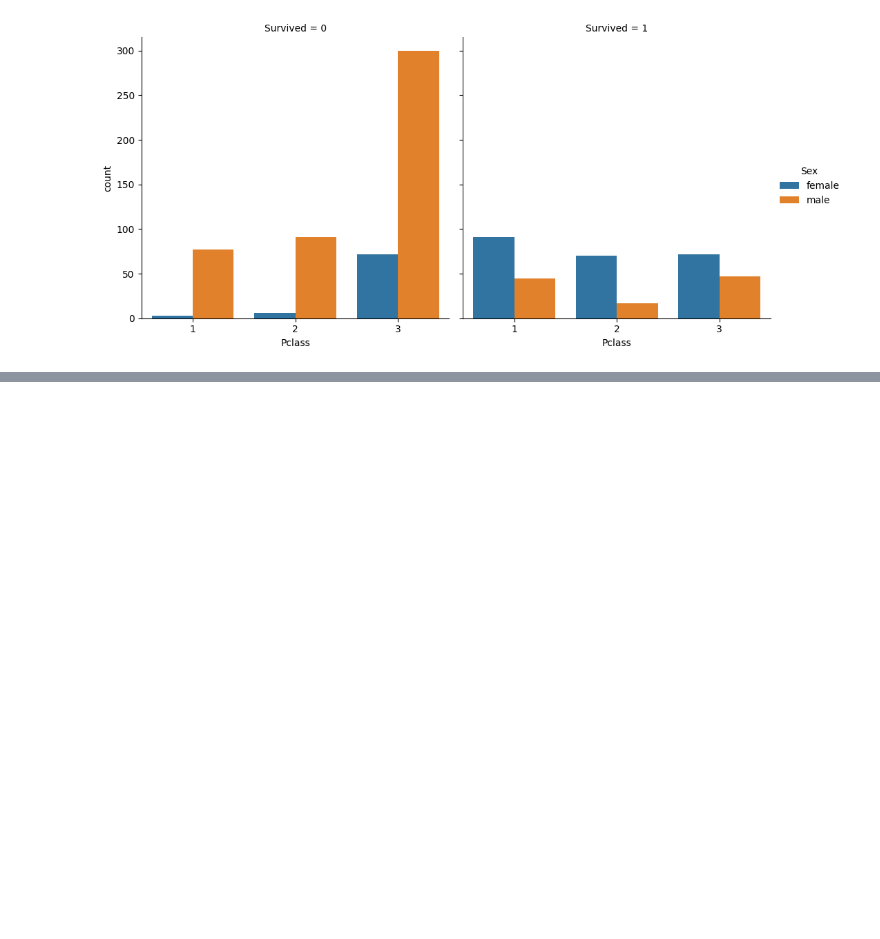
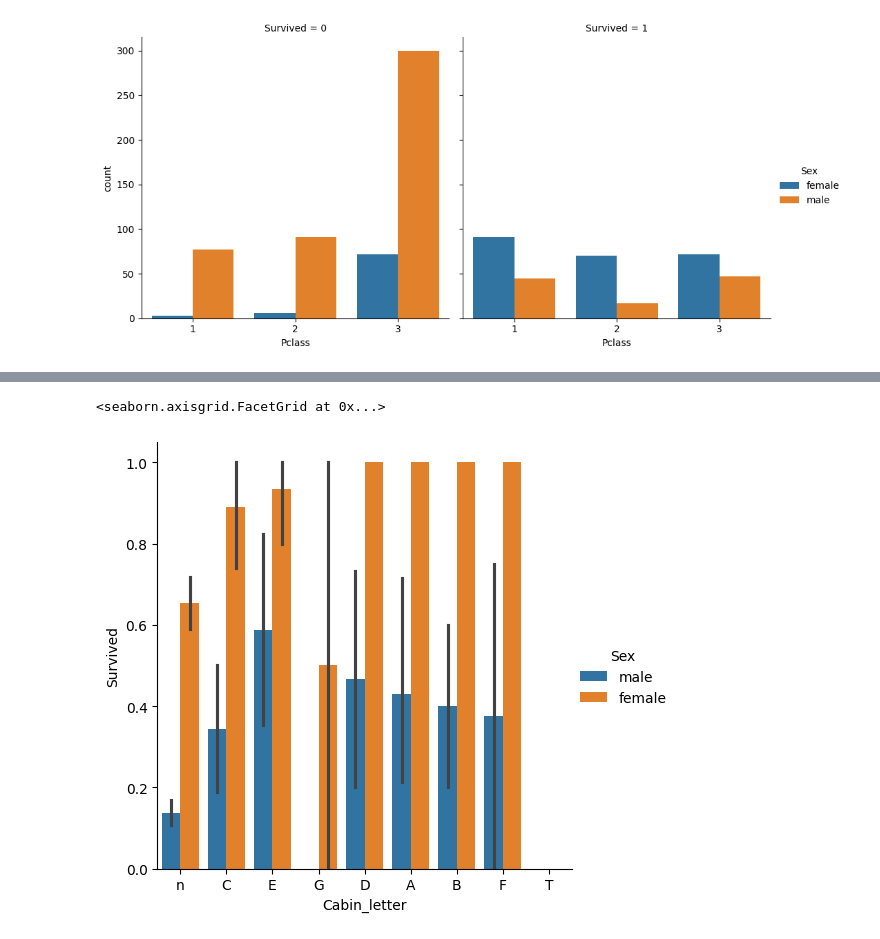
Before and after one commit to Fabiqula/Titanic_kaggle, a Jupyter notebook: main.ipynb, the cells around one changed output, grey strips where cells are left out. Saved outputs shown, nothing was run; the diff lists cells and outputs as text; code cells hidden in the pictures; blank space fills up the shorter version.

```diff
--- a/main.ipynb
+++ b/main.ipynb
@@ -256,0 +307,2 @@ sns.catplot(data=train, x='Pclass', col='Survived', hue='Sex', kind='count')
+# %%
+train['Cabin'] = train['Cabin'].astype(str)
@@ -256,0 +341,2 @@ sns.catplot(data=train, x='Pclass', col='Survived', hue='Sex', kind='count')
+# %%
+train['Cabin_letter'] = train['Cabin'].str.extract(r'([A-Za-z])')
@@ -256,0 +373,5 @@ sns.catplot(data=train, x='Pclass', col='Survived', hue='Sex', kind='count')
+# %%
+sns.catplot(data=train, x='Cabin_letter', y='Survived', hue='Sex', kind='bar')
+# %% [output]
+<seaborn.axisgrid.FacetGrid at 0x...>
+[figure, added]
```
Also changed, not shown: parts of 40 cells of this notebook.
